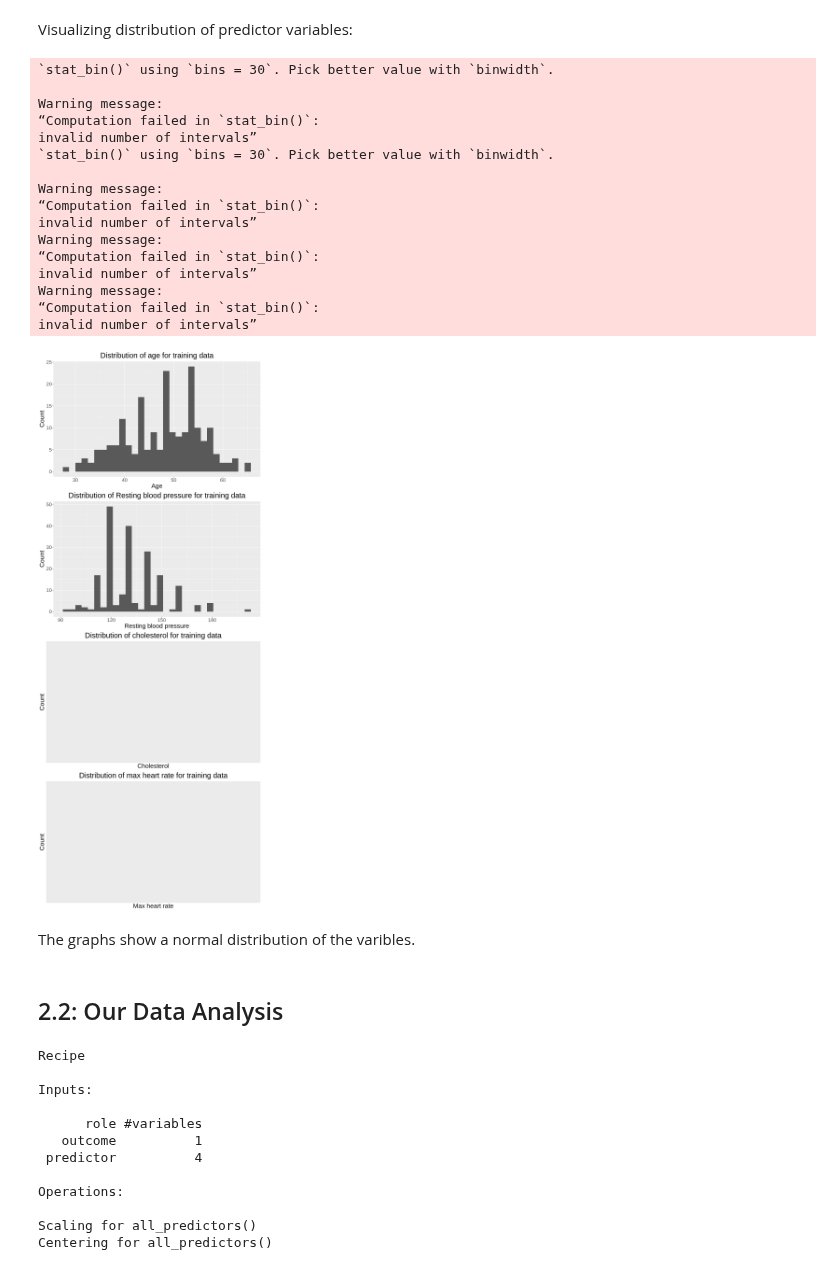
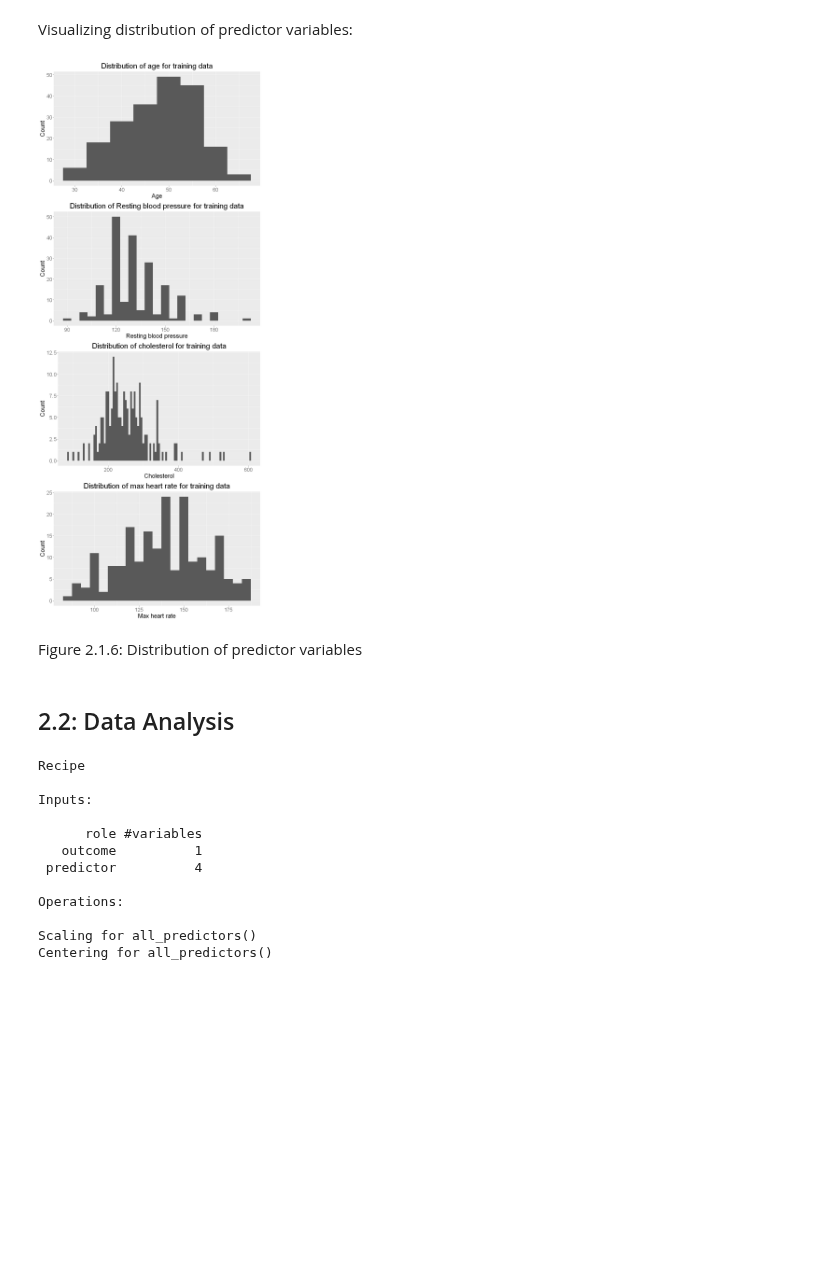
Before and after one commit to elshire7311/dsci100_group73, a Jupyter notebook: heart_analysis.ipynb, the cells around one changed output. Drawn from its saved outputs; the diff is of its cells as text; code cells hidden in the pictures; blank space fills up the shorter version.

```diff
--- a/heart_analysis.ipynb
+++ b/heart_analysis.ipynb
@@ -209,67 +190,48 @@ Figure 2.1.5: How each predictor relates to other predictors and to the diagnosi
 Visualizing distribution of predictor variables:
 # %%
 options(repr.plot.width = 10, repr.plot.height = 25)
-plot_column <- c('age','resting_blood_pressure', 'cholesterol', 'max_heart_rate')
 
 training_age_plot <- hungarian_train |>
                 ggplot(aes(x=age))+
-                geom_histogram()+
+                geom_histogram(binwidth=5)+
                 labs(x="Age", y="Count")+
                 ggtitle("Distribution of age for training data")+
-                theme(text=element_text(size=20), plot.title=element_text(hjust=0.5)) +
-                geom_histogram(breaks = 30)
+                theme(text=element_text(size=20), plot.title=element_text(hjust=0.5))
 
 training_resting_blood_pressure_plot <- hungarian_train |>
                 ggplot(aes(x=resting_blood_pressure))+
-                geom_histogram()+
+                geom_histogram(binwidth=5)+
                 labs(x="Resting blood pressure", y="Count")+
                 ggtitle("Distribution of Resting blood pressure for training data")+
-                theme(text=element_text(size=20), plot.title=element_text(hjust=0.5)) +
-                geom_histogram(breaks = 30)
+                theme(text=element_text(size=20), plot.title=element_text(hjust=0.5))
 
 training_cholesterol_plot <- hungarian_train |>
                 ggplot(aes(x=cholesterol))+
-                geom_histogram(breaks = 30)+
+                geom_histogram(binwidth=5)+
                 labs(x="Cholesterol", y="Count")+
                 ggtitle("Distribution of cholesterol for training data")+
                 theme(text=element_text(size=20), plot.title=element_text(hjust=0.5))
 
 training_max_heart_rate_plot <- hungarian_train |>
                 ggplot(aes(x=max_heart_rate))+
-                geom_histogram(breaks = 30)+
+                geom_histogram(binwidth=5)+
                 labs(x="Max heart rate", y="Count")+
                 ggtitle("Distribution of max heart rate for training data")+
                 theme(text=element_text(size=20), plot.title=element_text(hjust=0.5))
 
 hungarian_training_plot <- plot_grid(training_age_plot,
                                      training_resting_blood_pressure_plot,
                                      training_cholesterol_plot,
                                      training_max_heart_rate_plot,
                                      ncol=1)
 
 hungarian_training_plot
 # %% [output]
-`stat_bin()` using `bins = 30`. Pick better value with `binwidth`.
-
-Warning message:
-“Computation failed in `stat_bin()`:
-invalid number of intervals”
-`stat_bin()` using `bins = 30`. Pick better value with `binwidth`.
-
-Warning message:
-“Computation failed in `stat_bin()`:
-invalid number of intervals”
-Warning message:
-“Computation failed in `stat_bin()`:
-invalid number of intervals”
-Warning message:
-“Computation failed in `stat_bin()`:
-invalid number of intervals”
-[figure, old version]
+[figure, new version]
 # %% [markdown]
-The graphs show a normal distribution of the varibles.
+Figure 2.1.6: Distribution of predictor variables
 # %% [markdown]
-## 2.2: Our Data Analysis
+## 2.2: Data Analysis
 # %%
 hungarian_recipe <- recipe(diagnosis ~ age + resting_blood_pressure + cholesterol + max_heart_rate, data = hungarian_train) |>
   step_scale(all_predictors()) |>
```
Also changed, not shown: parts of 25 cells of this notebook, 1 other file.
